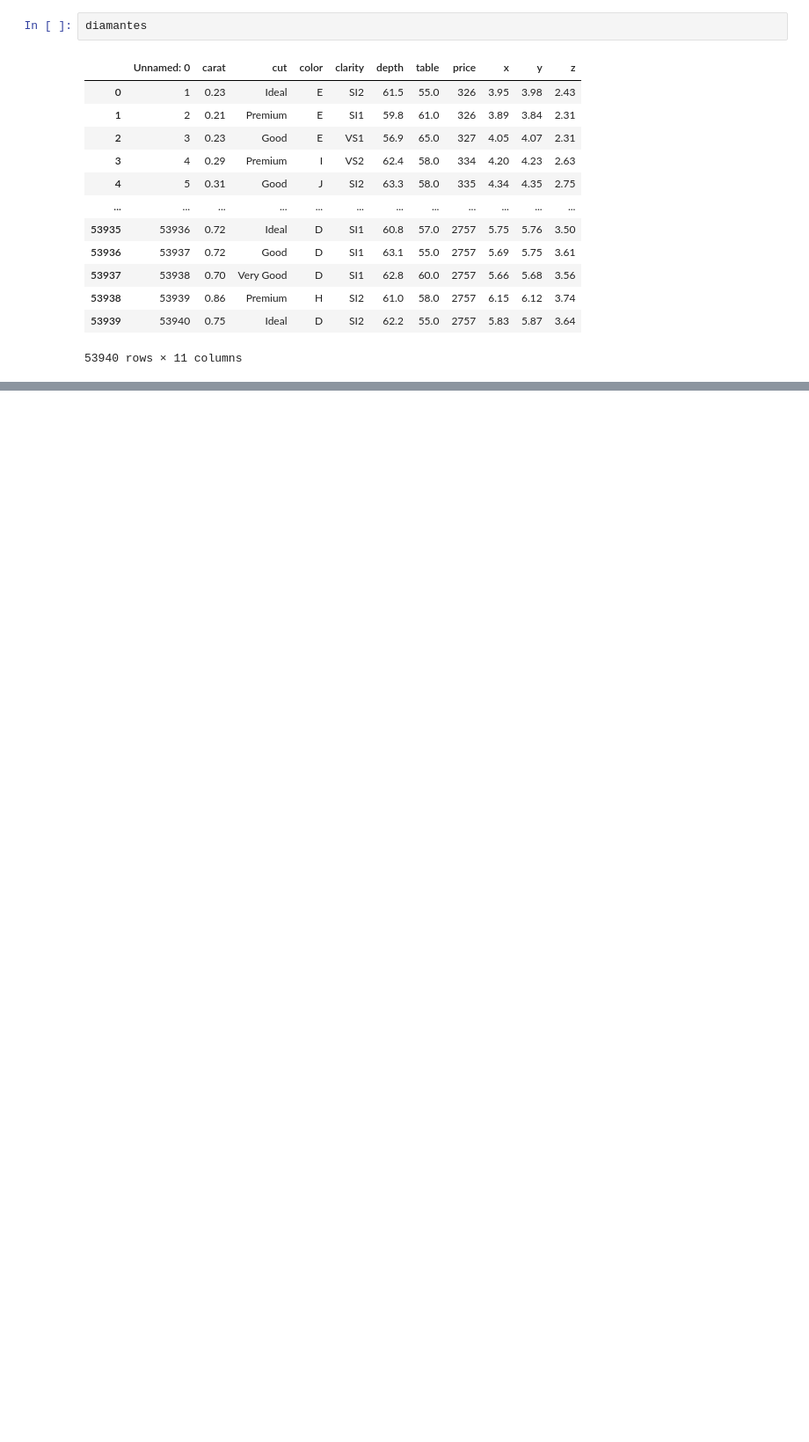
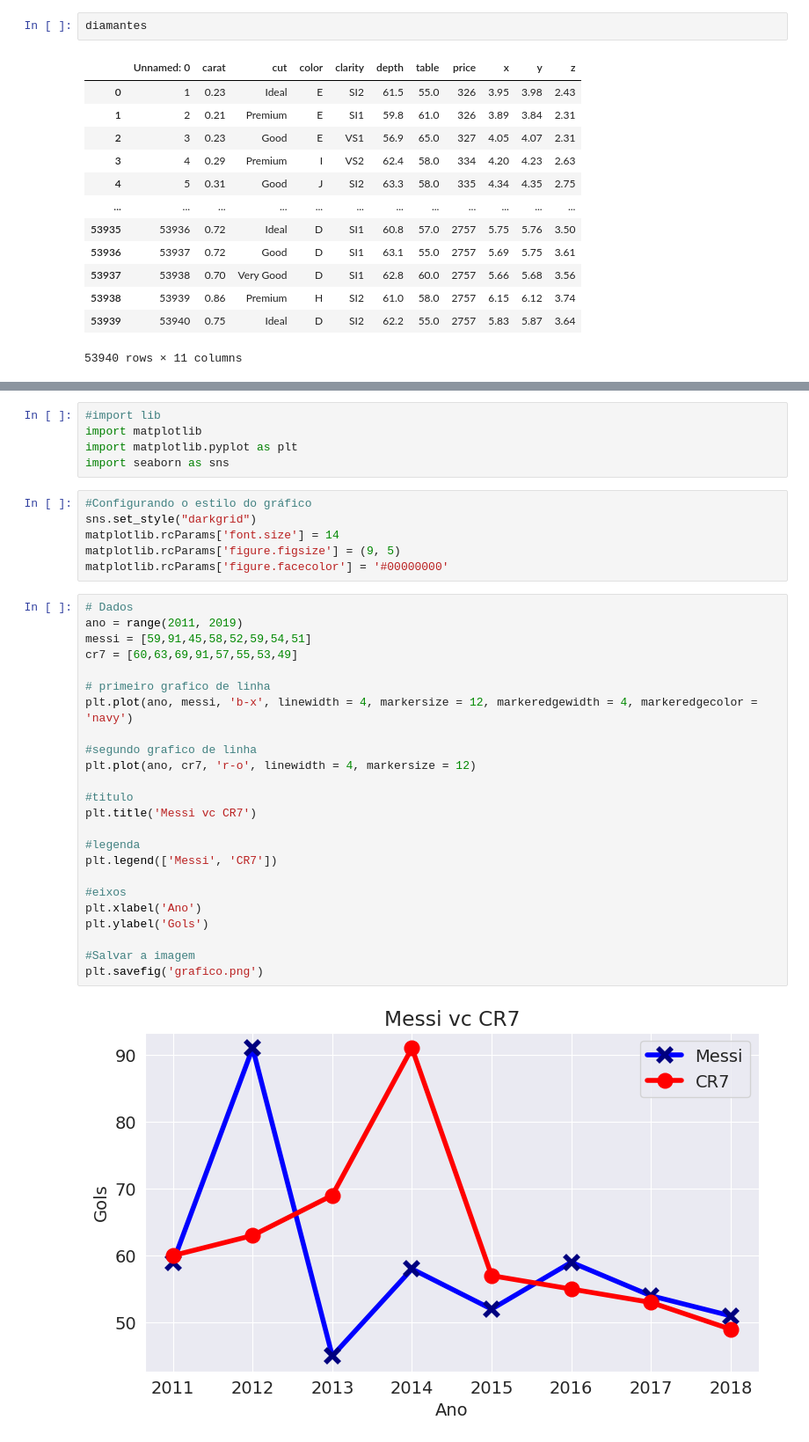
Before and after one commit to PedroIsacS/data_science_aulas, a Jupyter notebook: Vizualizacao.ipynb, the cells around one changed output, grey strips where cells are left out. Shown at 88% size. Saved outputs shown, nothing was run; the diff lists cells and outputs as text; blank space fills up the shorter version.

```diff
--- a/Vizualizacao.ipynb
+++ b/Vizualizacao.ipynb
@@ -32,0 +45,37 @@ diamantes.hist(column="carat",
+# %%
+#import lib
+import matplotlib
+import matplotlib.pyplot as plt
+import seaborn as sns
+# %%
+#Configurando o estilo do gráfico
+sns.set_style("darkgrid")
+matplotlib.rcParams['font.size'] = 14
+matplotlib.rcParams['figure.figsize'] = (9, 5)
+matplotlib.rcParams['figure.facecolor'] = '#00000000'
+# %%
+# Dados
+ano = range(2011, 2019)
+messi = [59,91,45,58,52,59,54,51]
+cr7 = [60,63,69,91,57,55,53,49]
+
+# primeiro grafico de linha
+plt.plot(ano, messi, 'b-x', linewidth = 4, markersize = 12, markeredgewidth = 4, markeredgecolor = 'navy')
+
+#segundo grafico de linha
+plt.plot(ano, cr7, 'r-o', linewidth = 4, markersize = 12)
+
+#titulo
+plt.title('Messi vc CR7')
+
+#legenda
+plt.legend(['Messi', 'CR7'])
+
+#eixos
+plt.xlabel('Ano')
+plt.ylabel('Gols')
+
+#Salvar a imagem
+plt.savefig('grafico.png')
+# %% [output]
+[figure, added]
```
Also changed, not shown: parts of 18 cells of this notebook.
